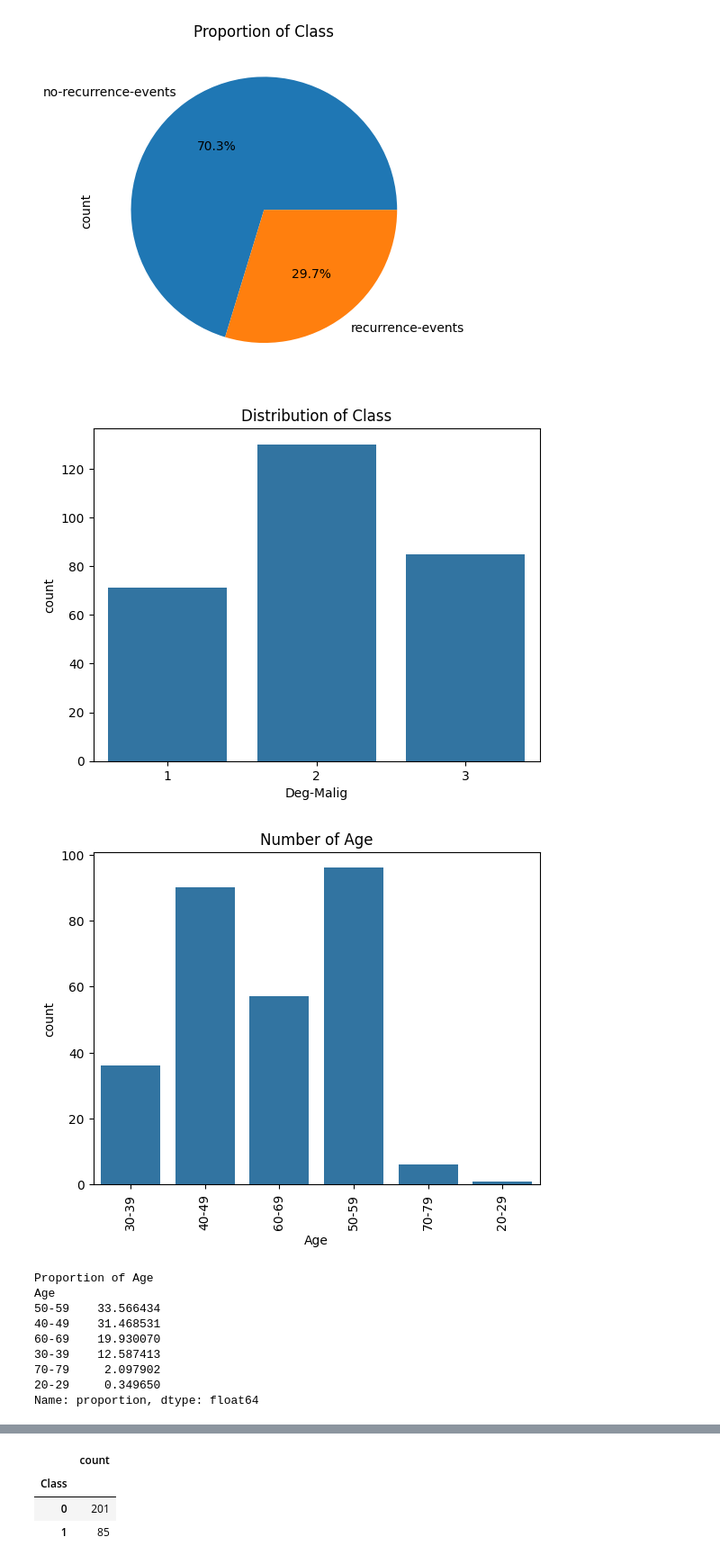
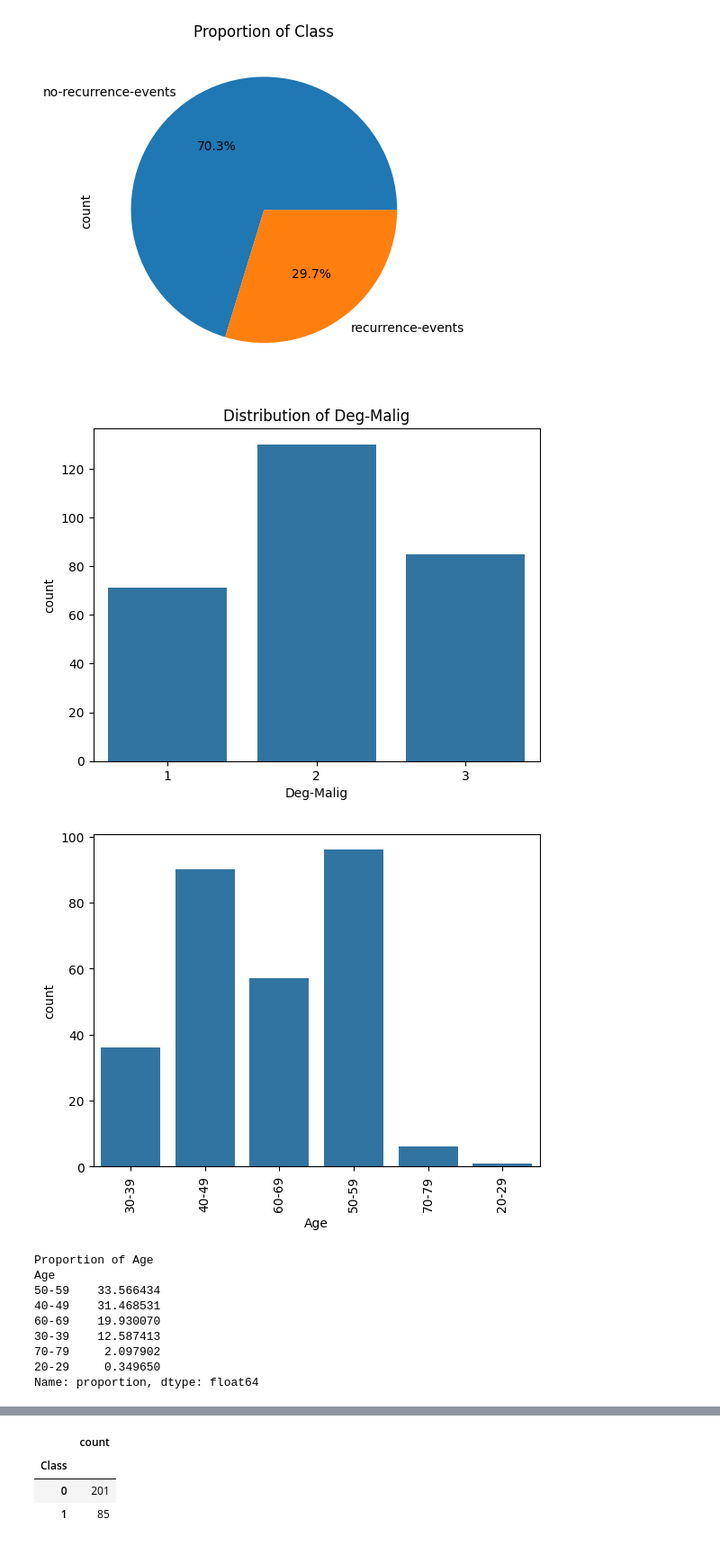
Before and after one commit to AnjanaMS0217/Add-on-course, a Jupyter notebook: Breast_Cancer.ipynb, the cells around one changed output, grey strips where cells are left out. Shown at 90% size. Saved outputs shown, nothing was run; the diff lists cells and outputs as text; code cells hidden in the pictures.

```diff
--- a/Breast_Cancer.ipynb
+++ b/Breast_Cancer.ipynb
@@ -138,7 +138,7 @@ plt.show()
 [figure]
 # %%
 sns.countplot(x = "Deg-Malig", data = df)
-plt.title("Distribution of Class")
+plt.title("Distribution of Deg-Malig")
 plt.show()
 # %% [output]
-[figure, old version]
+[figure, new version]
@@ -145,13 +147,12 @@ plt.show()
 # %%
 sns.countplot(x="Age", data = df)
 plt.xticks(rotation=90)
-plt.title("Number of Age")
 plt.show()
 
 print("Proportion of Age")
 print(df.Age.value_counts(normalize = True)*100)
 # %% [output]
-[figure, old version]
+[figure, new version]
 Proportion of Age
 Age
 50-59    33.566434
```
Also changed, not shown: parts of 18 cells of this notebook.
